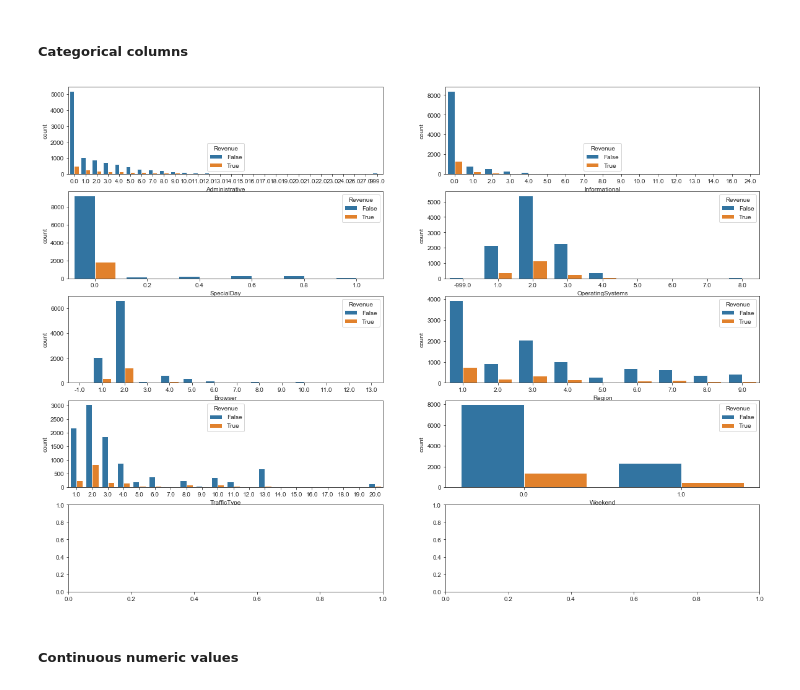
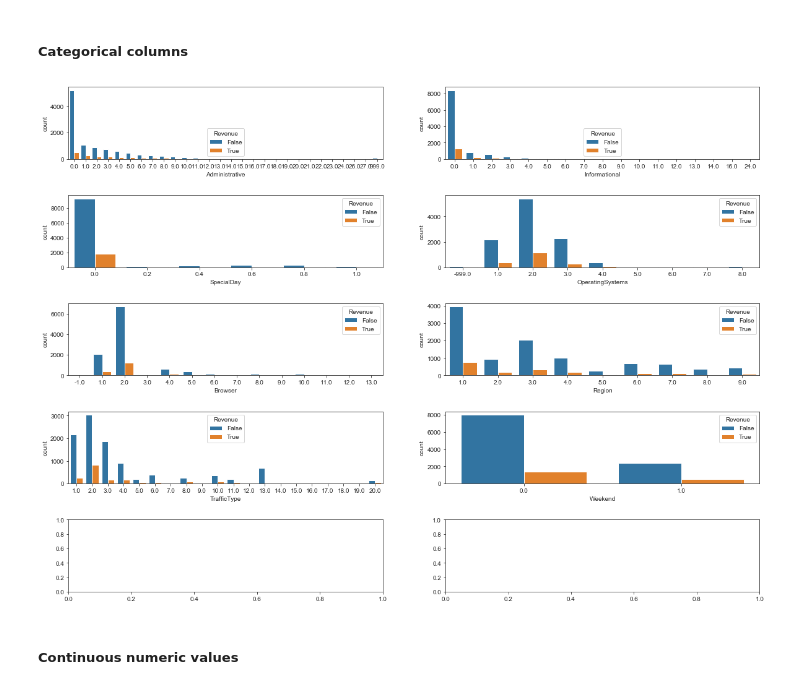
Before and after one commit to sideround/project-ml-onlineshop, a Jupyter notebook: Project_ML_DataCleaning.ipynb, the cells around one changed output. Saved outputs shown, nothing was run; the diff lists cells and outputs as text; code cells hidden in the pictures.

```diff
--- a/Project_ML_DataCleaning.ipynb
+++ b/Project_ML_DataCleaning.ipynb
@@ -174,13 +171,13 @@ cont_columns = [eda_data[col].name for col in eda_data.columns if len(eda_data[c
 ##### Categorical columns
 # %%
 fig, axes = plt.subplots(nrows=5, ncols=2, figsize=(20,15))
-# fig.subplots_adjust(hspace=0.5)
+fig.subplots_adjust(hspace=0.5)
 for ax, col in zip(axes.flatten(), cat_columns):
         sns.countplot(data=eda_data, x=col, hue='Revenue', ax=ax)
 
-plt.savefig('Categorical_columns')
+# plt.savefig('Categorical_columns')
 # %% [output]
-[figure, old version]
+[figure, new version]
 # %% [markdown]
 ##### Continuous numeric values
 # %% [markdown]
```
Also changed, not shown: parts of 9 cells of this notebook, 3 other files.
